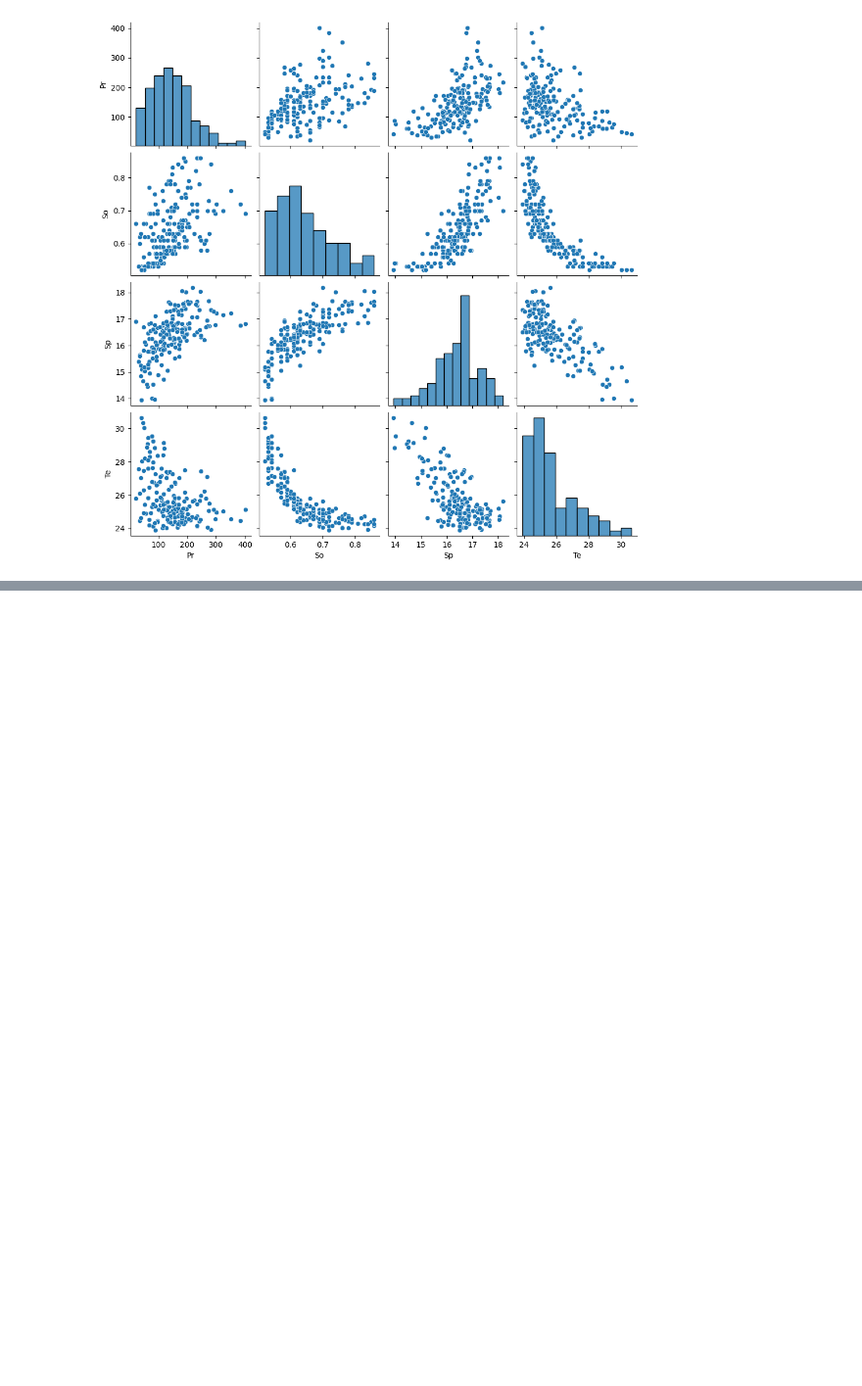
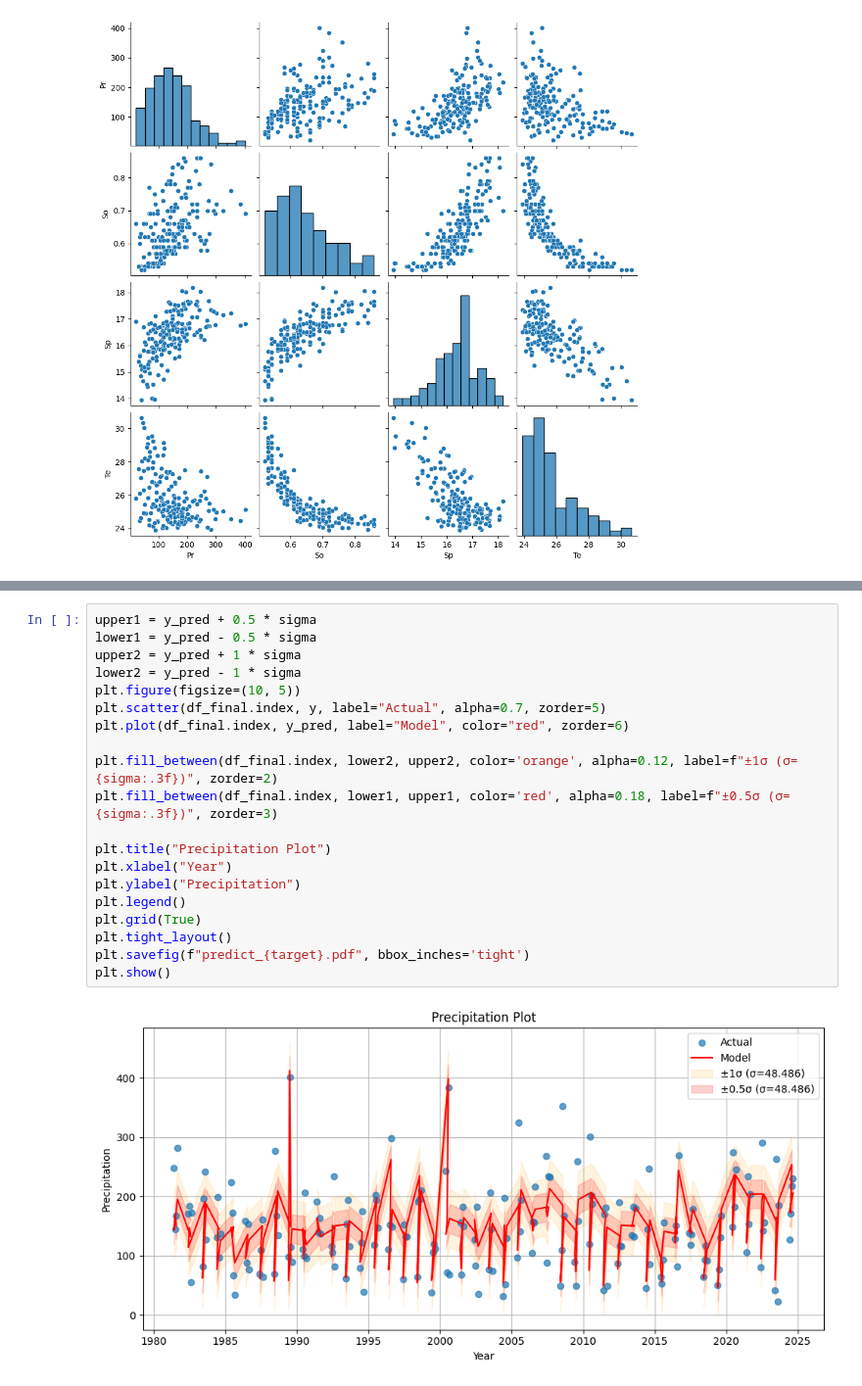
Before and after one commit to SandyTheAdventurer/rllxo, a Jupyter notebook: test.ipynb, the cells around one changed output, grey strips where cells are left out. Shown at 98% size. Cells and saved outputs as stored; diff of their text form; blank space fills up the shorter version.

```diff
--- a/test.ipynb
+++ b/test.ipynb
@@ -317 +330,23 @@ Gen  70 best MSE+penalty: 3378.72 R²: 0.337371 expr: (exp(So) + (((exp((exp(sqr
+# %%
+upper1 = y_pred + 0.5 * sigma
+lower1 = y_pred - 0.5 * sigma
+upper2 = y_pred + 1 * sigma
+lower2 = y_pred - 1 * sigma
+plt.figure(figsize=(10, 5))
+plt.scatter(df_final.index, y, label="Actual", alpha=0.7, zorder=5)
+plt.plot(df_final.index, y_pred, label="Model", color="red", zorder=6)
+
+plt.fill_between(df_final.index, lower2, upper2, color='orange', alpha=0.12, label=f"±1σ (σ={sigma:.3f})", zorder=2)
+plt.fill_between(df_final.index, lower1, upper1, color='red', alpha=0.18, label=f"±0.5σ (σ={sigma:.3f})", zorder=3)
+
+plt.title("Precipitation Plot")
+plt.xlabel("Year")
+plt.ylabel("Precipitation")
+plt.legend()
+plt.grid(True)
+plt.tight_layout()
+plt.savefig(f"predict_{target}.pdf", bbox_inches='tight')
+plt.show()
+# %% [output]
+[figure, added]
 # %%
```
Also changed, not shown: parts of 6 cells of this notebook, 4 other files.
